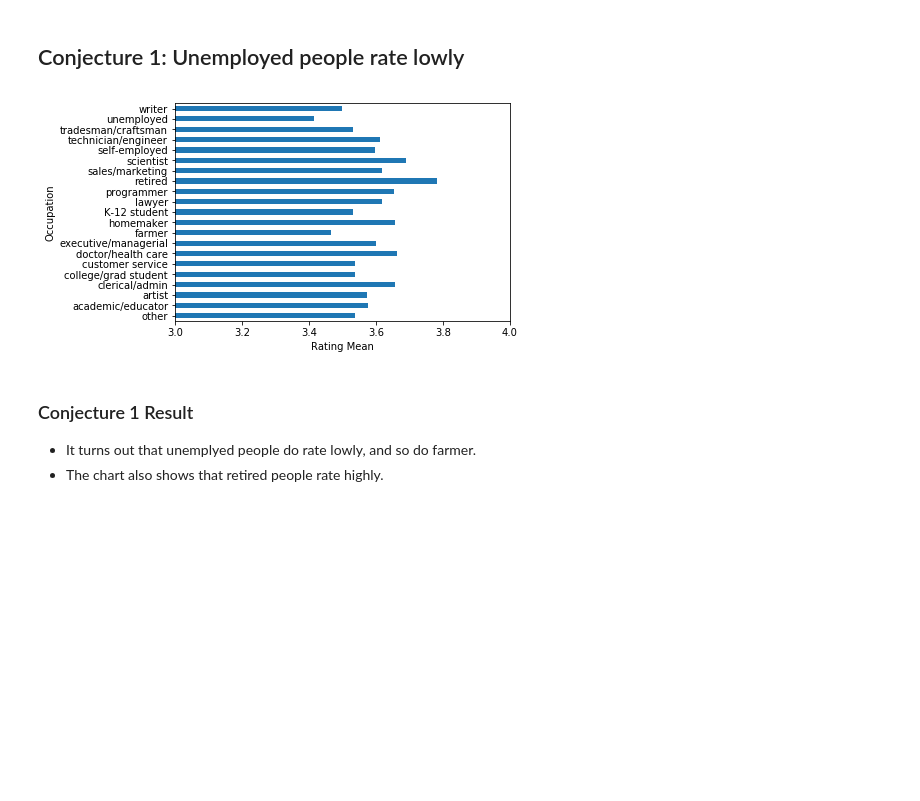
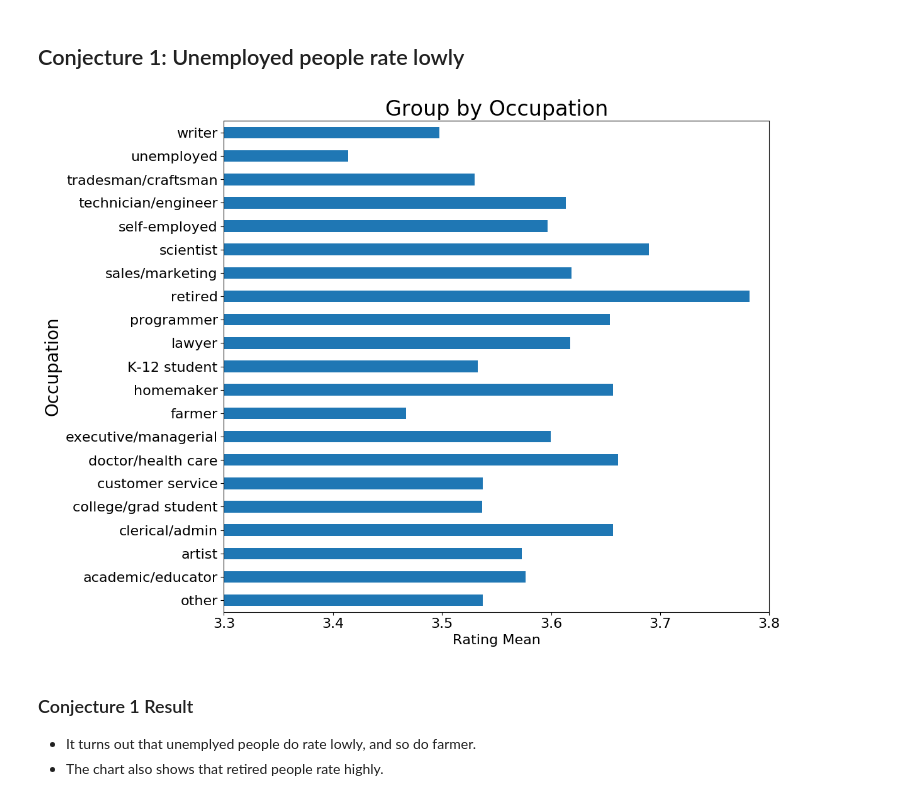
Before and after one commit to DS501-17Fall/Project-02, a Jupyter notebook: CaseStudy2.ipynb, the cells around one changed output. Cells and saved outputs as stored; diff of their text form; code cells hidden in the pictures; blank space fills up the shorter version.

Commit message:
images modified

```diff
--- a/CaseStudy2.ipynb
+++ b/CaseStudy2.ipynb
@@ -219,24 +221,35 @@ Make some conjectures about how easy various groups are to please? Support your
 # %%
 import pandas as pd
 import matplotlib.pyplot as plt
 import numpy as np
 
 # Load data from HDF5 file
 data = pd.read_hdf('data.h5')
 
+
+means = data.groupby('Occupation')['Rating'].mean()
+
+
 occupations = ("other", "academic/educator", "artist", "clerical/admin", "college/grad student", "customer service",
                "doctor/health care", "executive/managerial", "farmer", "homemaker", "K-12 student", "lawyer",
                "programmer", "retired", "sales/marketing", "scientist", "self-employed", "technician/engineer",
                "tradesman/craftsman", "unemployed", "writer")
+prop_iter = iter(plt.rcParams['axes.prop_cycle'])
 
-means = data.groupby('Occupation')['Rating'].mean()
+
+plt.figure(figsize=(12,9), dpi=100)
 ax = means.plot.barh()
-ax.set_xlim(3, 4.0)
-ax.set_xlabel('Rating Mean')
-ax.set_yticklabels(occupations)
+ax.set_xlim(3.3, 3.8)
+ax.set_xlabel('Rating Mean', fontsize=16)
+ax.set_ylabel('Occupation', fontsize=20)
+plt.xticks(fontsize=16)
+ax.set_yticklabels(occupations, fontsize=16)
+plt.title('Group by Occupation', fontsize=24)
+plt.tight_layout()
+plt.savefig('images/Conjecture-1-Occupation.png')
 plt.show()
 # %% [output]
-[figure, old version]
+[figure, new version]
 # %% [markdown]
 ### Conjecture 1 Result
 - It turns out that unemplyed people do rate lowly, and so do farmer.
```
Also changed, not shown: parts of 11 cells of this notebook, 4 other files.
